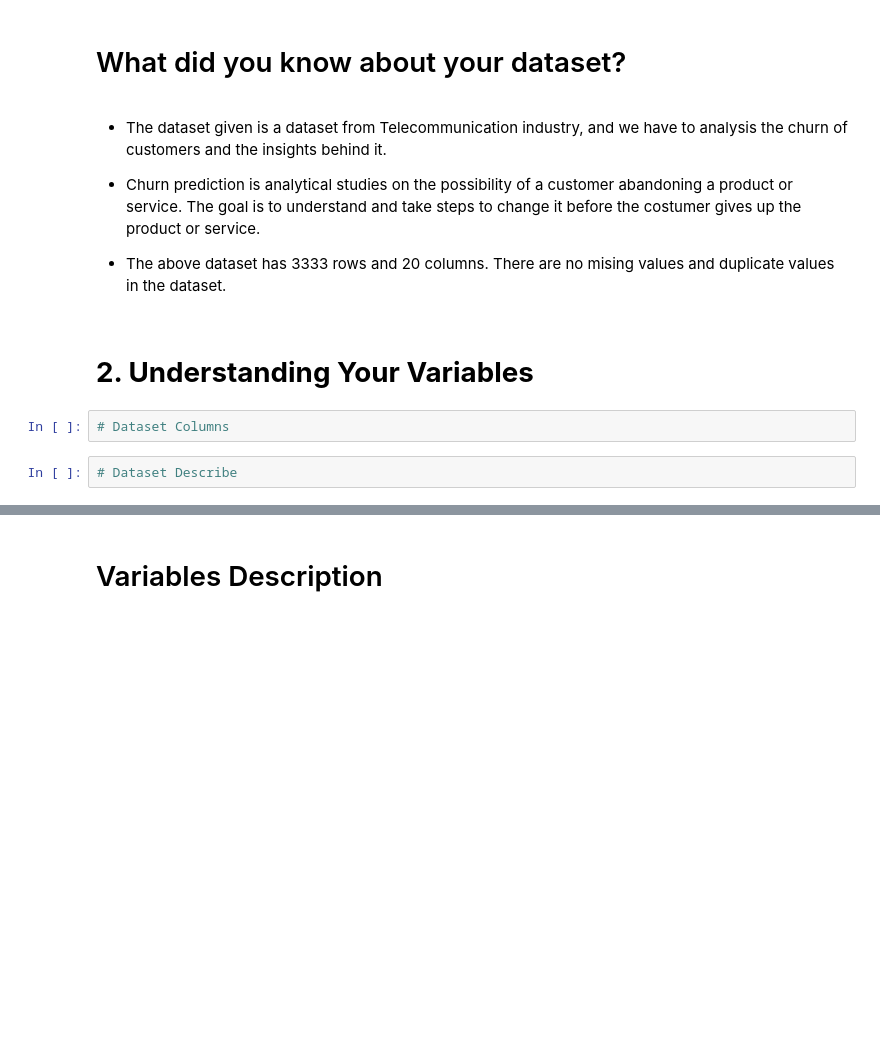
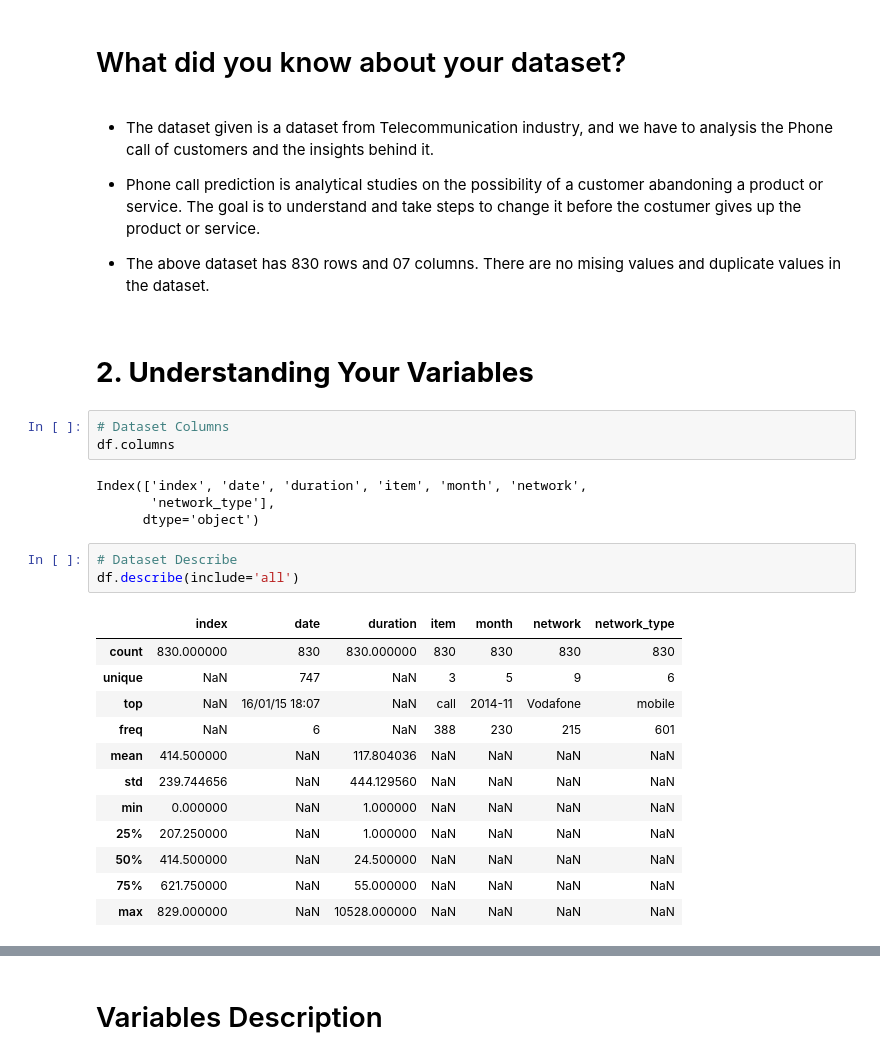
Before and after one commit to Jit562/EDA_PHONE_DATA_CAPTIONS_PROJECT, a Jupyter notebook: EDA_PHONE_DATA_PROJECT.ipynb, the cells around one changed output, grey strips where cells are left out. Cells and saved outputs as stored; diff of their text form; blank space fills up the shorter version.

```diff
--- a/EDA_PHONE_DATA_PROJECT.ipynb
+++ b/EDA_PHONE_DATA_PROJECT.ipynb
@@ -176,14 +178,33 @@ plt.show()
 # %% [markdown]
 # What did you know about your dataset?
 # %% [markdown]
-* The dataset given is a dataset from Telecommunication industry, and we have to analysis the churn of customers and the insights behind it.
+* The dataset given is a dataset from Telecommunication industry, and we have to analysis the Phone call of customers and the insights behind it.
 
-* Churn prediction is analytical studies on the possibility of a customer abandoning a product or service. The goal is to understand and take steps to change it before the costumer gives up the product or service.
+* Phone call prediction is analytical studies on the possibility of a customer abandoning a product or service. The goal is to understand and take steps to change it before the costumer gives up the product or service.
 
-* The above dataset has 3333 rows and 20 columns. There are no mising values and duplicate values in the dataset.
+* The above dataset has 830 rows and 07 columns. There are no mising values and duplicate values in the dataset.
 # %% [markdown]
 # **2. Understanding Your Variables**
 # %%
 # Dataset Columns
+df.columns
+# %% [output]
+Index(['index', 'date', 'duration', 'item', 'month', 'network',
+       'network_type'],
+      dtype='object')
 # %%
 # Dataset Describe
+df.describe(include='all')
+# %% [output]
+|  | index | date | duration | item | month | network | network_type |
+| count | 830.000000 | 830 | 830.000000 | 830 | 830 | 830 | 830 |
+| unique | NaN | 747 | NaN | 3 | 5 | 9 | 6 |
+| top | NaN | 16/01/15 18:07 | NaN | call | 2014-11 | Vodafone | mobile |
+| freq | NaN | 6 | NaN | 388 | 230 | 215 | 601 |
+| mean | 414.500000 | NaN | 117.804036 | NaN | NaN | NaN | NaN |
+| std | 239.744656 | NaN | 444.129560 | NaN | NaN | NaN | NaN |
+| min | 0.000000 | NaN | 1.000000 | NaN | NaN | NaN | NaN |
+| 25% | 207.250000 | NaN | 1.000000 | NaN | NaN | NaN | NaN |
+| 50% | 414.500000 | NaN | 24.500000 | NaN | NaN | NaN | NaN |
+| 75% | 621.750000 | NaN | 55.000000 | NaN | NaN | NaN | NaN |
+| max | 829.000000 | NaN | 10528.000000 | NaN | NaN | NaN | NaN |
```
Also changed, not shown: parts of 26 cells of this notebook.
